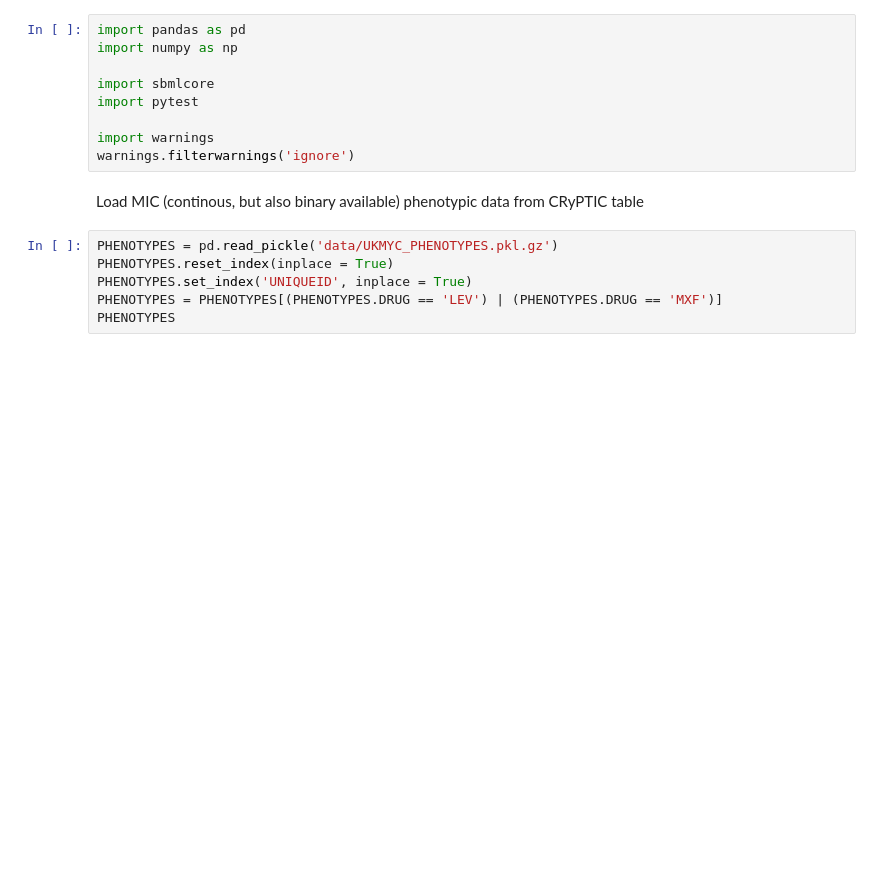
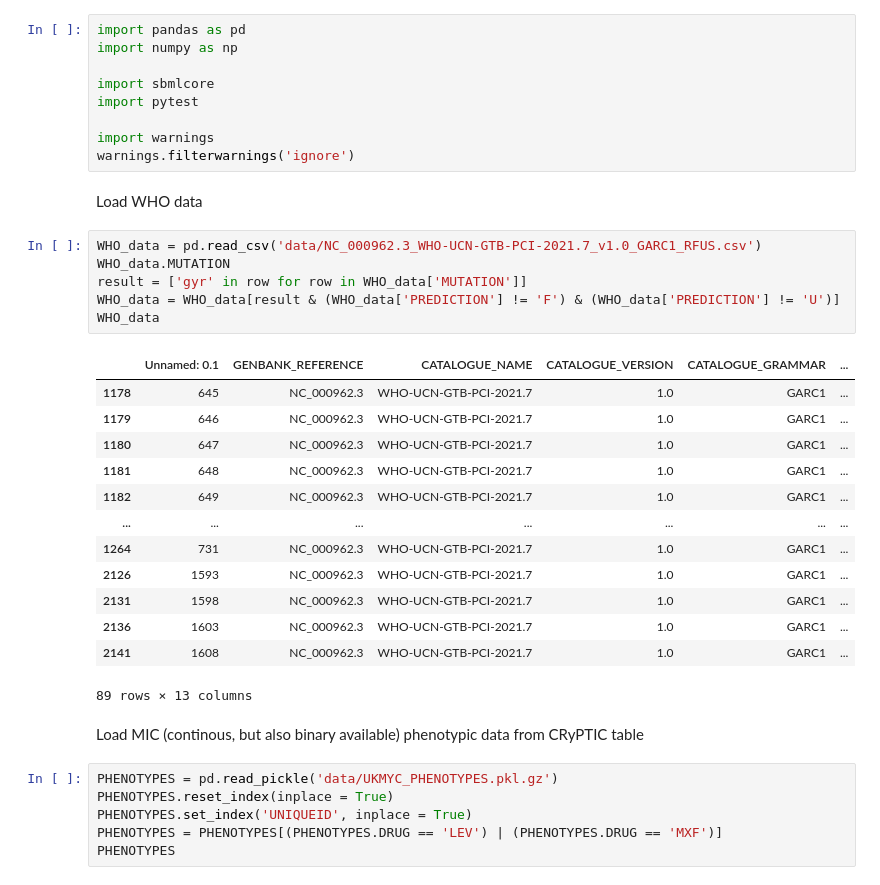
Before and after one commit to viktoria023/predict_FQ_resistance, a Jupyter notebook: 01_Dataset_prep.ipynb, the cells around one changed output. Drawn from its saved outputs; the diff is of its cells as text; blank space fills up the shorter version.

Commit message:
compare with WHO catalogue

```diff
--- a/01_Dataset_prep.ipynb
+++ b/01_Dataset_prep.ipynb
@@ -7,6 +7,28 @@ import pytest
 
 import warnings
 warnings.filterwarnings('ignore')
+# %% [markdown]
+Load WHO data
+# %%
+WHO_data = pd.read_csv('data/NC_000962.3_WHO-UCN-GTB-PCI-2021.7_v1.0_GARC1_RFUS.csv')
+WHO_data.MUTATION
+result = ['gyr' in row for row in WHO_data['MUTATION']]
+WHO_data = WHO_data[result & (WHO_data['PREDICTION'] != 'F') & (WHO_data['PREDICTION'] != 'U')]
+WHO_data
+# %% [output]
+|  | Unnamed: 0.1 | GENBANK_REFERENCE | CATALOGUE_NAME | CATALOGUE_VERSION | CATALOGUE_GRAMMAR | ... |
+| 1178 | 645 | NC_000962.3 | WHO-UCN-GTB-PCI-2021.7 | 1.0 | GARC1 | ... |
+| 1179 | 646 | NC_000962.3 | WHO-UCN-GTB-PCI-2021.7 | 1.0 | GARC1 | ... |
+| 1180 | 647 | NC_000962.3 | WHO-UCN-GTB-PCI-2021.7 | 1.0 | GARC1 | ... |
+| 1181 | 648 | NC_000962.3 | WHO-UCN-GTB-PCI-2021.7 | 1.0 | GARC1 | ... |
+| 1182 | 649 | NC_000962.3 | WHO-UCN-GTB-PCI-2021.7 | 1.0 | GARC1 | ... |
+| ... | ... | ... | ... | ... | ... | ... |
+| 1264 | 731 | NC_000962.3 | WHO-UCN-GTB-PCI-2021.7 | 1.0 | GARC1 | ... |
+| 2126 | 1593 | NC_000962.3 | WHO-UCN-GTB-PCI-2021.7 | 1.0 | GARC1 | ... |
+| 2131 | 1598 | NC_000962.3 | WHO-UCN-GTB-PCI-2021.7 | 1.0 | GARC1 | ... |
+| 2136 | 1603 | NC_000962.3 | WHO-UCN-GTB-PCI-2021.7 | 1.0 | GARC1 | ... |
+| 2141 | 1608 | NC_000962.3 | WHO-UCN-GTB-PCI-2021.7 | 1.0 | GARC1 | ... |
+89 rows × 13 columns
 # %% [markdown]
 Load MIC (continous, but also binary available) phenotypic data from CRyPTIC table
 # %%
```
Also changed, not shown: parts of 4 cells of this notebook.
